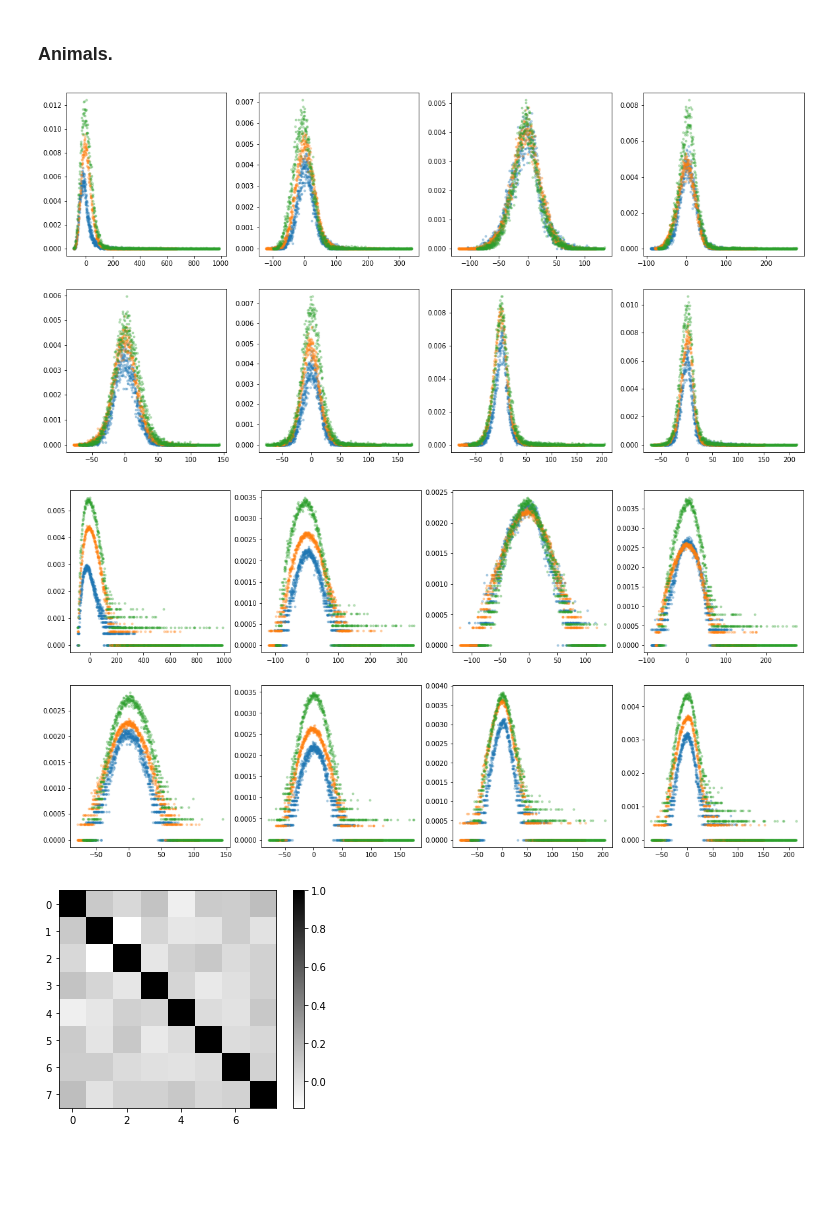
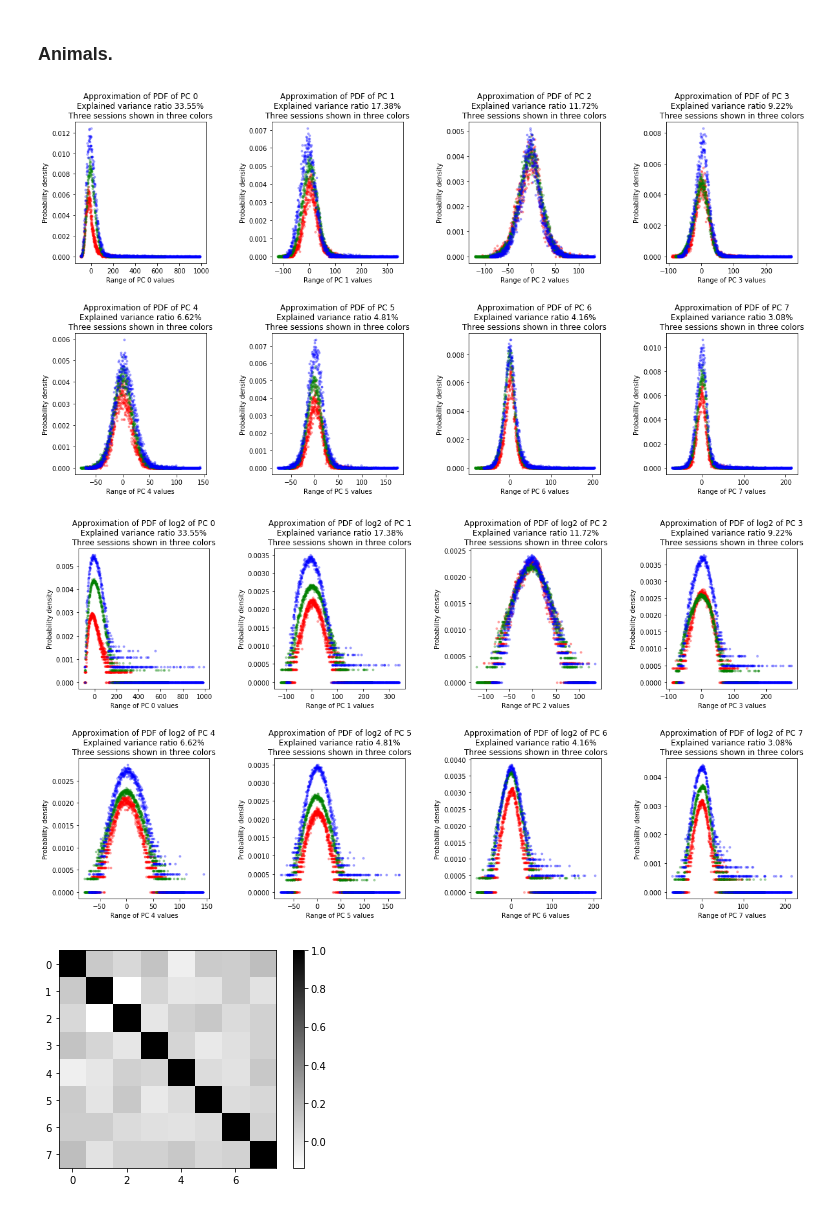
Before and after one commit to miriamvall/DD142X, a Jupyter notebook: code/notebooks/PCA 5.ipynb, the cells around one changed output. Cells and saved outputs as stored; diff of their text form; code cells hidden in the pictures; blank space fills up the shorter version.

```diff
--- a/code/notebooks/PCA 5.ipynb
+++ b/code/notebooks/PCA 5.ipynb
@@ -384,39 +384,51 @@ plt.close()
 sessions = [
     'NPR-076.c09',
     'NPR064.c09',
     'NPR065e.03'
 ]
 
 sessData = {
     a: np.concatenate([
         [
             v for _, v in dataDict[a].items()
         ]
     ], axis = 0)
         [ : , : , epoch_idxs]
         .reshape((-1, 46))
     for a in sessions
 }
 
 for type_fig in ["normal", "lg2"]:
 
     plt.figure(figsize = (20, 10))
+
     for idx in range(n_components):
+        plt.subplot(2, 4, idx + 1)
 
-        for sess, data in sessData.items():
-            plt.subplot(2, 4, idx + 1)
+        plt.xlabel(f"Range of PC {idx} values")
+        plt.ylabel(f"Probability density")
+        extra = ""
+        if type_fig == "lg2":
+            extra = " of log2"
+        plt.title(f"Approximation of PDF{extra} of PC {idx}" + \
+        f"\nExplained variance ratio {round(pca_model.explained_variance_ratio_[idx] * 100, 2)}%" + \
+        f"\nThree sessions shown in three colors")
+
+        for (sess, data), col in zip(sessData.items(), ['r', 'g', 'b']):
             xs, ys, yslg2 = aprx_pdf_1d(
                 pca_model.transform(data.copy())[ : , idx]
             )
             if type_fig == "normal":
-                plt.plot(xs, ys, '.', alpha = 0.3)
+                plt.plot(xs, ys, col + '.', alpha = 0.3)
             elif type_fig == "lg2":
-                plt.plot(xs, yslg2, '.', alpha = 0.3)
+                plt.plot(xs, yslg2, col + '.', alpha = 0.3)
+    plt.subplots_adjust(wspace = 0.5, hspace = 0.5)
+    plt.savefig(f"../../documentation/writing/report-overleaf/images/PCA/PCAAnimals{type_fig}.png")
     plt.show()
     plt.close()
 # %% [output]
-[figure, old version]
+[figure, new version]
-[figure, old version]
+[figure, new version]
 # %%
 for k,v in sessData.items():
     plt.imshow(
```
Also changed, not shown: 5 other files.
